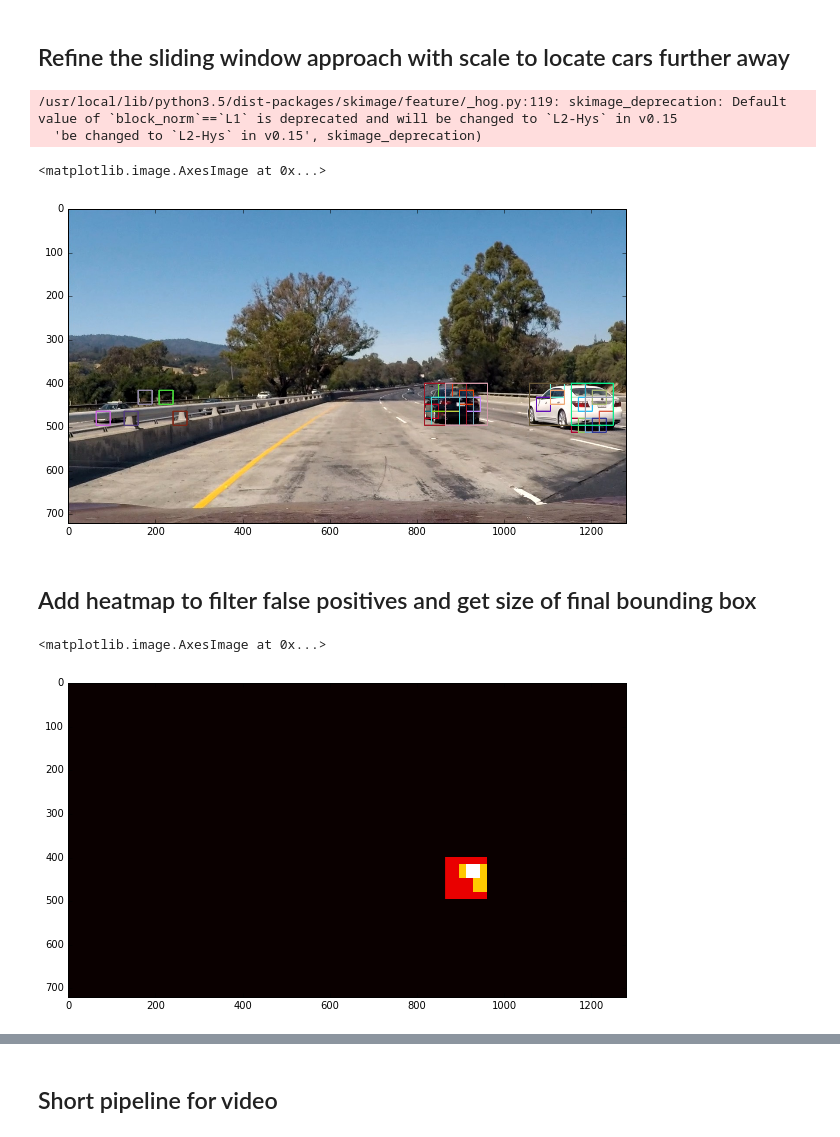
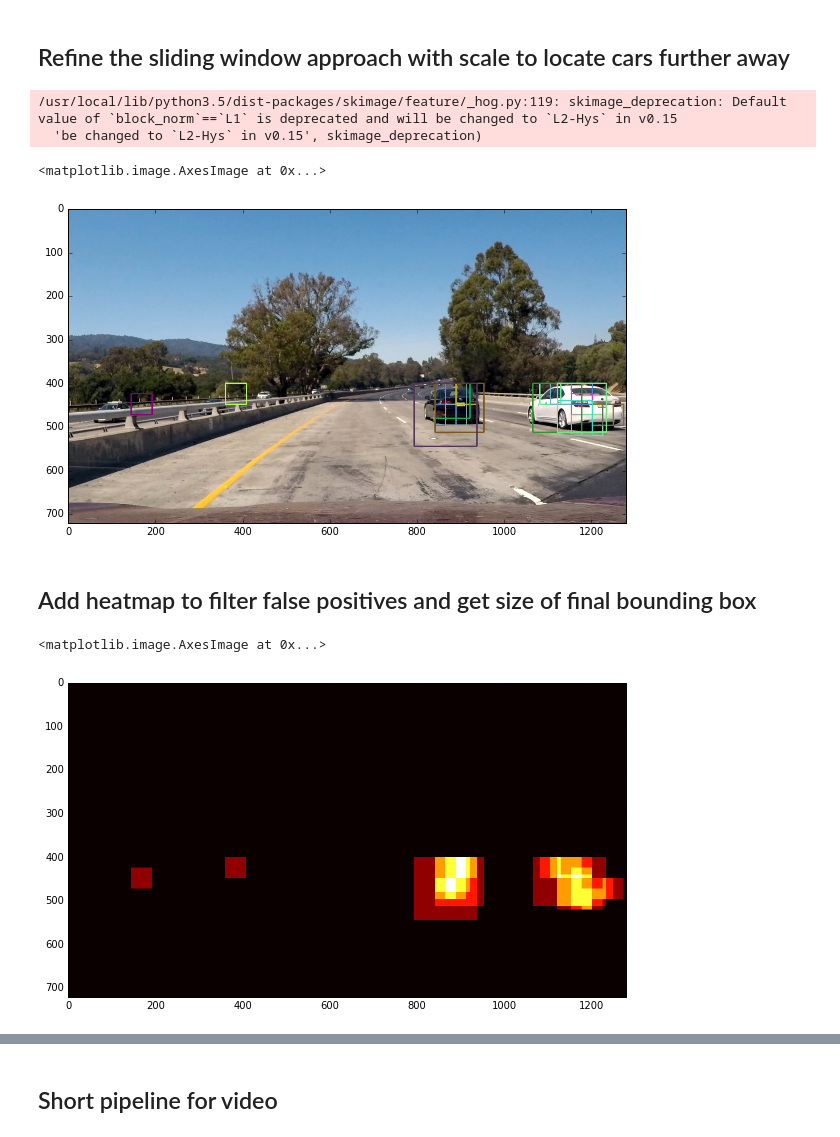
Before and after one commit to ZeipsCode/CarND-Vehicle-Detection, a Jupyter notebook: vehicle_detection.ipynb, the cells around one changed output, grey strips where cells are left out. Cells and saved outputs as stored; diff of their text form; code cells hidden in the pictures.

```diff
--- a/vehicle_detection.ipynb
+++ b/vehicle_detection.ipynb
@@ -139,17 +141,17 @@ def extract_features(imgs, cspace='RGB', orient=9,
     return features
 # %%
 #Feature extraction parameters
-colorspace = 'YUV' # Can be RGB, HSV, LUV, HLS, YUV, YCrCb
+cspace = 'YUV' # Can be RGB, HSV, LUV, HLS, YUV, YCrCb
 orient = 11
 pix_per_cell = 16
 cell_per_block = 2
 hog_channel = 'ALL' # Can be 0, 1, 2, or "ALL"
 
 t = time.time()
-car_features = extract_features(car_images, cspace=colorspace, orient=orient,
+car_features = extract_features(car_images, cspace=cspace, orient=orient,
                         pix_per_cell=pix_per_cell, cell_per_block=cell_per_block,
                         hog_channel=hog_channel)
-notcar_features = extract_features(noncar_images, cspace=colorspace, orient=orient,
+notcar_features = extract_features(noncar_images, cspace=cspace, orient=orient,
                         pix_per_cell=pix_per_cell, cell_per_block=cell_per_block,
                         hog_channel=hog_channel)
 t2 = time.time()
@@ -157,10 +159,6 @@ print(round(t2-t, 2), 'Seconds to extract HOG features...')
 # Create an array stack of feature vectors
 X = np.vstack((car_features, notcar_features)).astype(np.float64)
 
-# Fit a per-column scaler - this will be necessary if combining different types of features (HOG + color_hist/bin_spatial)
-#X_scaler = StandardScaler().fit(X)
-# Apply the scaler to X
-#scaled_X = X_scaler.transform(X)
 
 # Define the labels vector
 y = np.hstack((np.ones(len(car_features)), np.zeros(len(notcar_features))))
@@ -305,17 +304,16 @@ def draw_boxes(img, bboxes, color=(0, 0, 255), thick=6):
 test_img = mpimg.imread('./test_images/test1.jpg')
 
 ystart = 400
-ystop = 656
+ystop = 620
 scale = 1.5
-colorspace = 'YUV' # Can be RGB, HSV, LUV, HLS, YUV, YCrCb
+cspace = 'YUV' # Can be RGB, HSV, LUV, HLS, YUV, YCrCb
 orient = 11
 pix_per_cell = 16
 cell_per_block = 2
-hog_channel = 'ALL' # Can be 0, 1, 2, or "ALL"
 
-rectangles = find_cars(test_img, ystart, ystop, scale, colorspace, hog_channel, svc, None, orient, pix_per_cell, cell_per_block, None, None)
+bboxes = find_cars(test_img, ystart, ystop, scale, cspace, svc, None, orient, pix_per_cell, cell_per_block, None, None)
 
-test_img_rects = draw_boxes(test_img, rectangles)
+test_img_rects = draw_boxes(test_img, bboxes)
 plt.figure(figsize=(10,10))
 plt.imshow(test_img_rects)
 # %% [output]
@@ -326,32 +326,31 @@ plt.imshow(test_img_rects)
 # %%
 def sliding_windows(img):
 
-
-    rectangles = []
+    bboxes = []
 
     colorspace = 'YUV' # Can be RGB, HSV, LUV, HLS, YUV, YCrCb
     orient = 11
     pix_per_cell = 16
     cell_per_block = 2
-    hog_channel = 'ALL' # Can be 0, 1, 2, or "ALL"
 
     ystart = 400
-    ystop = 600
+    ystop = 620
 
     for x in range(4):
 
         scale = 0.75 + (x / 2)
-        rectangles.append(find_cars(img, ystart, ystop, scale, colorspace, hog_channel, svc, None,
+        bboxes.append(find_cars(img, ystart, ystop, scale, colorspace, svc, None,
                            orient, pix_per_cell, cell_per_block, None, None))
 
 
-    rectangles = [item for sublist in rectangles for item in sublist]
-    test_img_rects = draw_boxes(img, rectangles, color='random', thick=2)
-    return test_img_rects, rectangles
+    window_list = [item for list in bboxes for item in list]
+
+    test_img_rects = draw_boxes(img, window_list, color='random', thick=2)
+    return test_img_rects, window_list
 # %%
 img = mpimg.imread('./test_images/test1.jpg')
 
-test_img_rects,rectangles = sliding_windows(img)
+test_img_rects,bboxes = sliding_windows(img)
 
 plt.figure(figsize=(10,10))
 plt.imshow(test_img_rects)
@@ -359,7 +358,7 @@ plt.imshow(test_img_rects)
 /usr/local/lib/python3.5/dist-packages/skimage/feature/_hog.py:119: skimage_deprecation: Default value of `block_norm`==`L1` is deprecated and will be changed to `L2-Hys` in v0.15
   'be changed to `L2-Hys` in v0.15', skimage_deprecation)
 <matplotlib.image.AxesImage at 0x...>
-[figure, old version]
+[figure, new version]
 # %% [markdown]
 ## Add heatmap to filter false positives and get size of final bounding box
 # %%
@@ -374,13 +373,13 @@ def add_heat(heatmap, bbox_list):
     return heatmap
 # %%
 # Test out the heatmap
-heatmap_img = np.zeros_like(test_img_rects[:,:,0])
-heatmap_img = add_heat(heatmap_img, rectangles)
+heatmap_img = np.zeros_like(test_img_rectss[:,:,0])
+heatmap_img = add_heat(heatmap_img, bboxes)
 plt.figure(figsize=(10,10))
 plt.imshow(heatmap_img, cmap='hot')
 # %% [output]
 <matplotlib.image.AxesImage at 0x...>
-[figure, old version]
+[figure, new version]
 # %%
 def apply_threshold(heatmap, threshold):
     # Zero out pixels below the threshold
```
Also changed, not shown: parts of 9 cells of this notebook, 1 other file.
